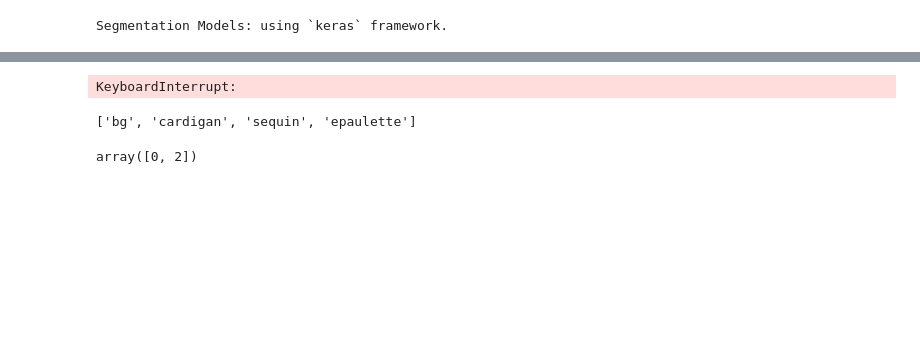
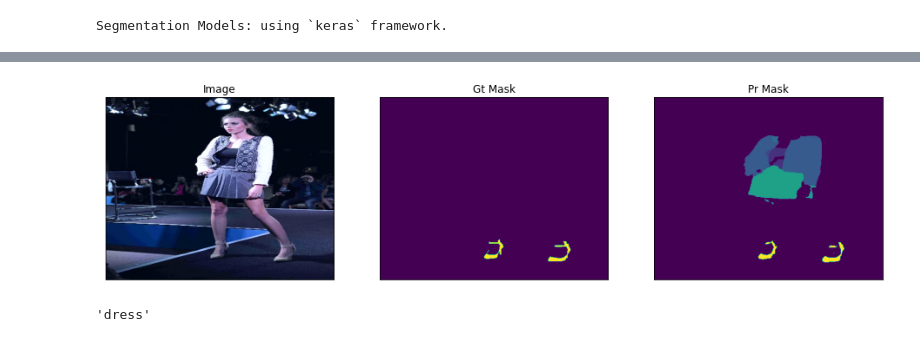
Before and after one commit to andriiMansuete/clothes_segmentation, a Jupyter notebook: train_multiclass.ipynb, the cells around one changed output, grey strips where cells are left out. Cells and saved outputs as stored; diff of their text form; code cells hidden in the pictures; blank space fills up the shorter version.

```diff
--- a/train_multiclass.ipynb
+++ b/train_multiclass.ipynb
@@ -399,12 +410,12 @@ callbacks = [
     keras.callbacks.ReduceLROnPlateau(),
 ]
 # %%
-# train model
-history = model.fit_generator(
-    train_dataloader,
-    steps_per_epoch=len(train_dataloader),
-    epochs=EPOCHS,
-    callbacks=callbacks,
-    validation_data=valid_dataloader,
-    validation_steps=len(valid_dataloader),
-)
+# # train model
+# history = model.fit_generator(
+#     train_dataloader,
+#     steps_per_epoch=len(train_dataloader),
+#     epochs=EPOCHS,
+#     callbacks=callbacks,
+#     validation_data=valid_dataloader,
+#     validation_steps=len(valid_dataloader),
+# )
@@ -446,8 +473,6 @@ test_dataloader = Dataloder(test_dataset, batch_size=1, shuffle=False)
 # %%
-scores = model.evaluate_generator(test_dataloader)
+# scores = model.evaluate_generator(test_dataloader)
 
-print("Loss: {:.5}".format(scores[0]))
-for metric, value in zip(metrics, scores[1:]):
-    print("mean {}: {:.5}".format(metric.__name__, value))
+# print("Loss: {:.5}".format(scores[0]))
+# for metric, value in zip(metrics, scores[1:]):
+#     print("mean {}: {:.5}".format(metric.__name__, value))
-# %% [output]
-KeyboardInterrupt:
@@ -456,11 +479,24 @@ import pandas
+# %%
+n = 1
+ids = np.random.choice(np.arange(len(test_dataset)), size=n)
+
+for i in ids:
+
+    image, gt_mask = test_dataset[i]
+    image = np.expand_dims(image, axis=0)
+    pr_mask = model.predict(image)
+
+    visualize(
+        image=denormalize(image.squeeze()),
+        gt_mask=gt_mask.argmax(axis=2),
+        pr_mask=pr_mask.squeeze().argmax(axis=2),
+    )
+# %% [output]
+[figure, added]
 # %%
-all_CLASSES
+all_CLASSES[10]
 # %% [output]
-['bg', 'cardigan', 'sequin', 'epaulette']
+'dress'
-# %%
-pd.Series(gt_mask.argmax(axis=2).flatten()).unique()
-# %% [output]
-array([0, 2])
 # %%
 pd.Series(gt_mask.argmax(axis=2).flatten()).value_counts()
 # %% [output]
```
Also changed, not shown: parts of 35 cells of this notebook, 9 other files.
